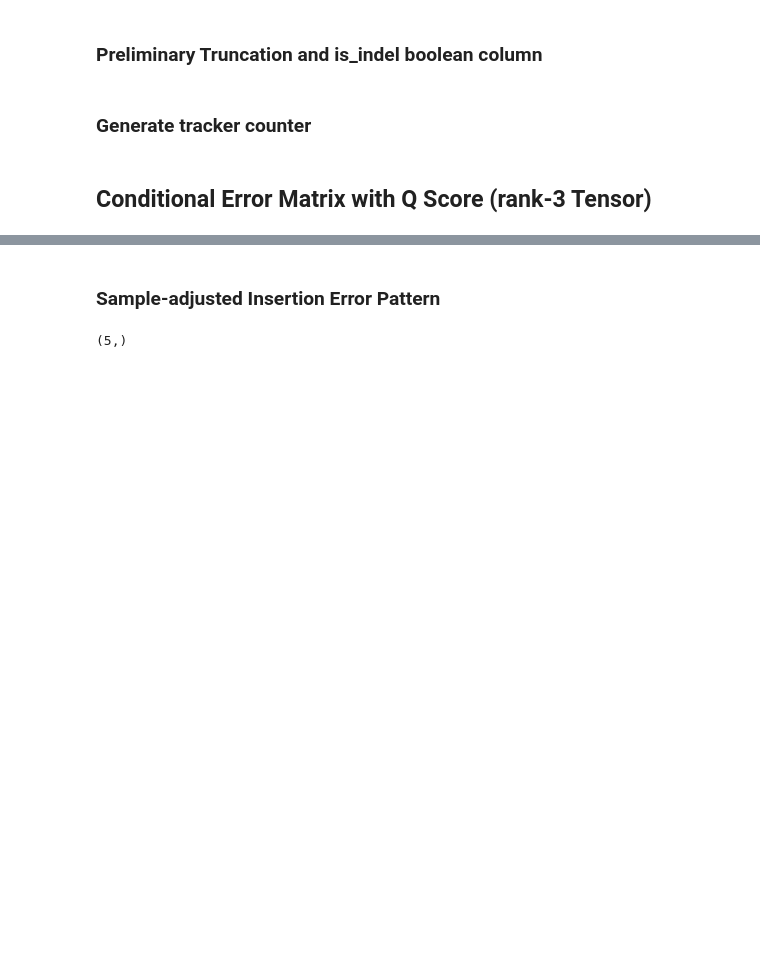
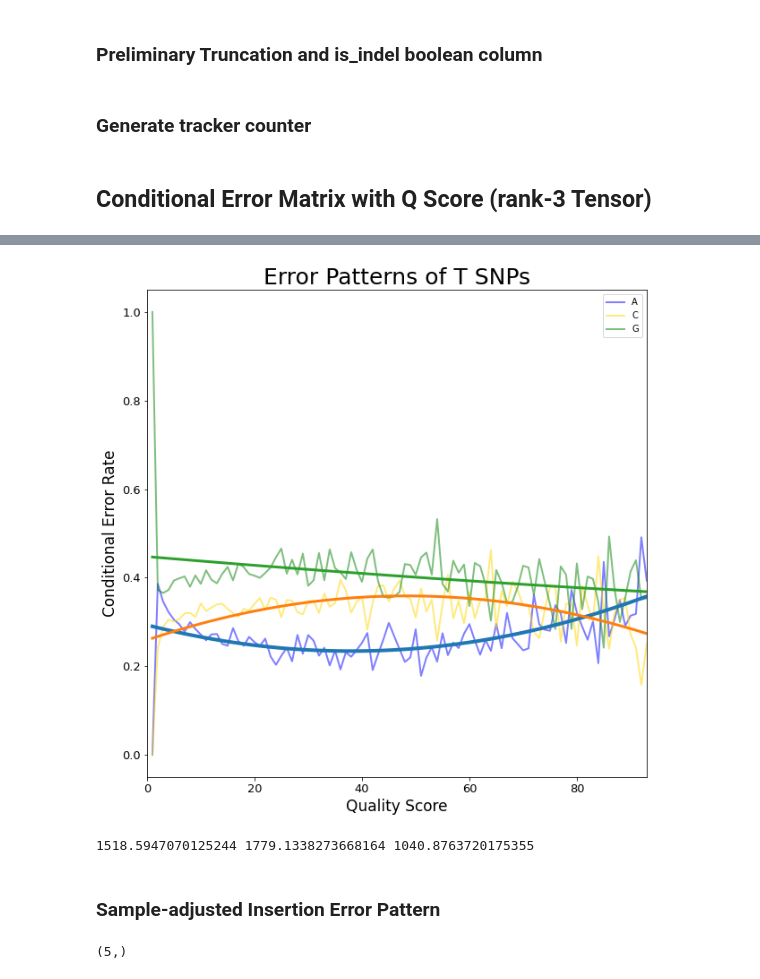
Before and after one commit to Davidebear/mutalib, a Jupyter notebook: tracking.ipynb, the cells around one changed output, grey strips where cells are left out. Saved outputs shown, nothing was run; the diff lists cells and outputs as text; code cells hidden in the pictures; blank space fills up the shorter version.

```diff
--- a/tracking.ipynb
+++ b/tracking.ipynb
@@ -1042,3 +1071,35 @@ Text(0.5, 1.0, 'Error Patterns of Insertions')
+# %%
+import pandas as pd
+ax, a, b, c, d = plot_nuc_cem(SC, 'T', is_snip=True, colors=['blue', 'gold', 'green', 'red'])
+ax.set_title('Error Patterns of T SNPs', fontsize=25)
+ax.set_xlim([0, 93])
+# for z in [a,b,c,d]:
+#     plt.plot([i for i in np.arange(94)], pd.DataFrame(z).rolling(window=15).mean())
+
+import seaborn as sns
+sns.regplot(x=x, y=a, order=2, scatter=None, ci=None, line_kws={'linewidth':4})
+sns.regplot(x=[i for i in np.arange(94)], y=b, order=2, scatter=None, ci=None, line_kws={'linewidth':3})
+sns.regplot(x=[i for i in np.arange(94)], y=c, order=2, scatter=None, ci=None, line_kws={'linewidth':3})
+
+plt.savefig('plot_errorpats_T.png', dpi=300)
+# %% [output]
+[figure, added]
+# %%
+chiC = 0
+chiG = 0
+chiT = 0
+def get_chi(expected, observed):
+    return ((expected-observed)**2)/expected
+for q, i in snips_all['A'].items():
+    if q < 35: continue
+    total = np.sum(i[2:])
+    expected = total/3
+    chiC += get_chi(expected, i[2])
+    chiG += get_chi(expected, i[3])
+    chiT += get_chi(expected, i[4])
+print(chiC, chiG, chiT)
+# %% [output]
+1518.5947070125244 1779.1338273668164 1040.8763720175355
 # %% [markdown]
 ### Sample-adjusted Insertion Error Pattern
 # %%
```
Also changed, not shown: parts of 7 cells of this notebook, 4 other files.
